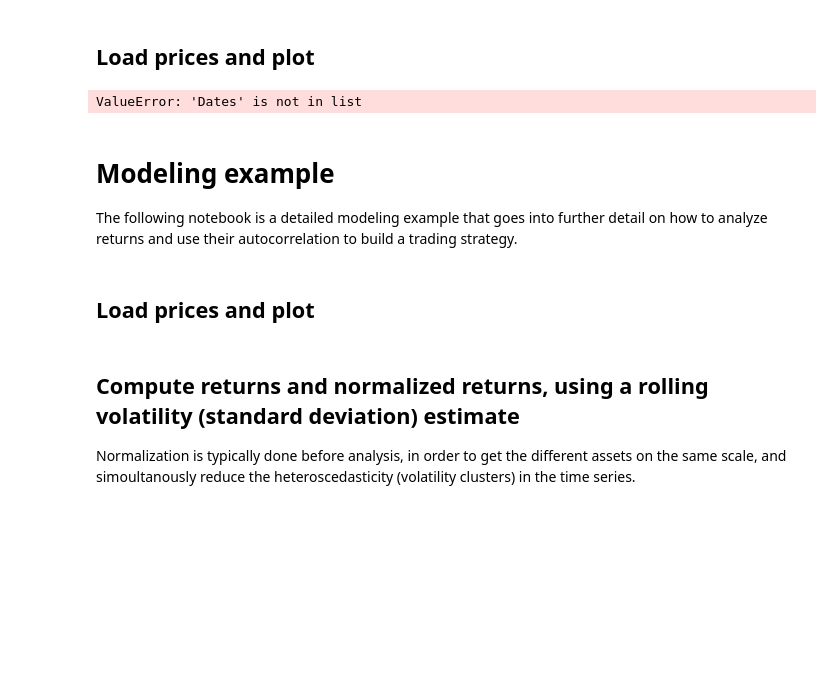
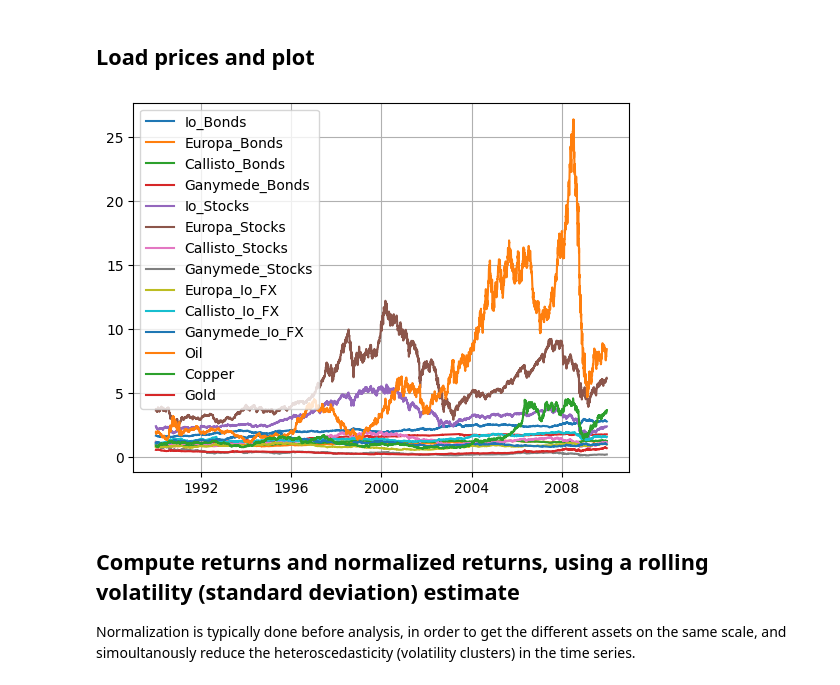
Before and after one commit to sarafuyu/LynxHackathon2024, a Jupyter notebook: hackathon_training_data/modeling_example.ipynb, the cells around one changed output. Cells and saved outputs as stored; diff of their text form; code cells hidden in the pictures; blank space fills up the shorter version.

```diff
--- a/hackathon_training_data/modeling_example.ipynb
+++ b/hackathon_training_data/modeling_example.ipynb
@@ -9,19 +12,14 @@ from evaluation import plot_key_figures, calc_key_figures
 # %% [markdown]
 ## Load prices and plot
 # %%
-prices = pd.read_csv('prices_train.csv',index_col='dates',parse_dates=True)
+prices = pd.read_csv('prices_train.csv',index_col='AsOfDate',parse_dates=True)
 
 plt.figure()
 plt.plot(prices)
 plt.legend(prices.columns)
 plt.grid()
 # %% [output]
-ValueError: 'Dates' is not in list
+[figure, added]
-# %% [markdown]
-# Modeling example
-The following notebook is a detailed modeling example that goes into further detail on how to analyze returns and use their autocorrelation to build a trading strategy.
-# %% [markdown]
-## Load prices and plot
 # %% [markdown]
 ## Compute returns and normalized returns, using a rolling volatility (standard deviation) estimate
 Normalization is typically done before analysis, in order to get the different assets on the same scale, and simoultanously reduce the heteroscedasticity (volatility clusters) in the time series.
```
Also changed, not shown: parts of 12 cells of this notebook, 1 other file.
